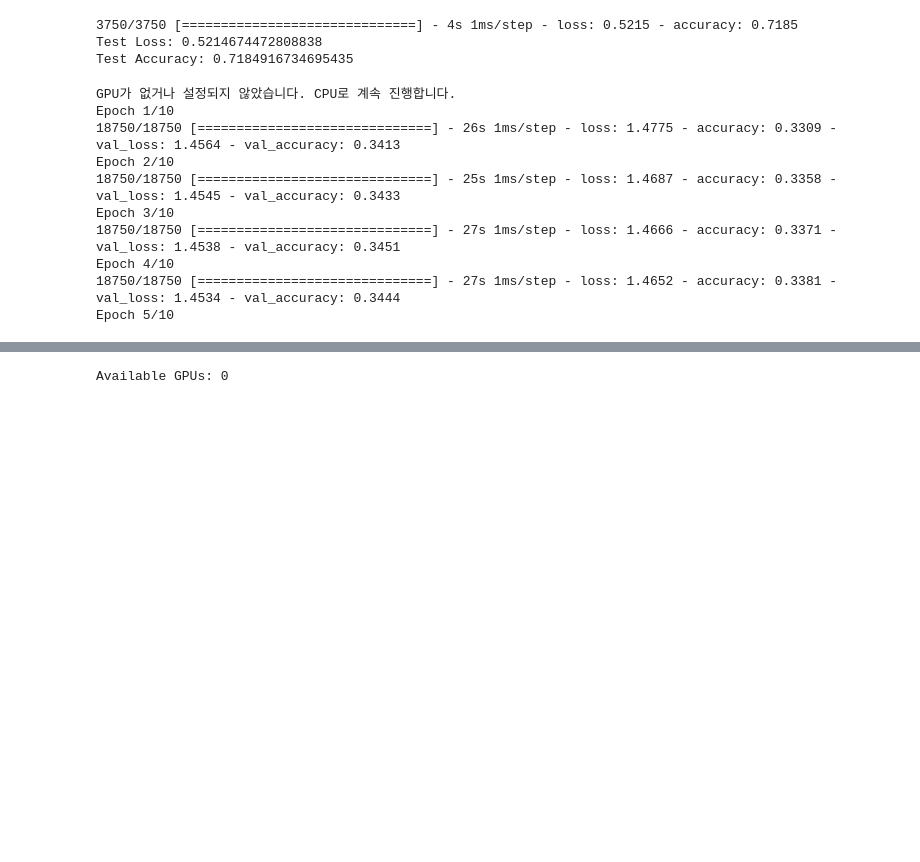
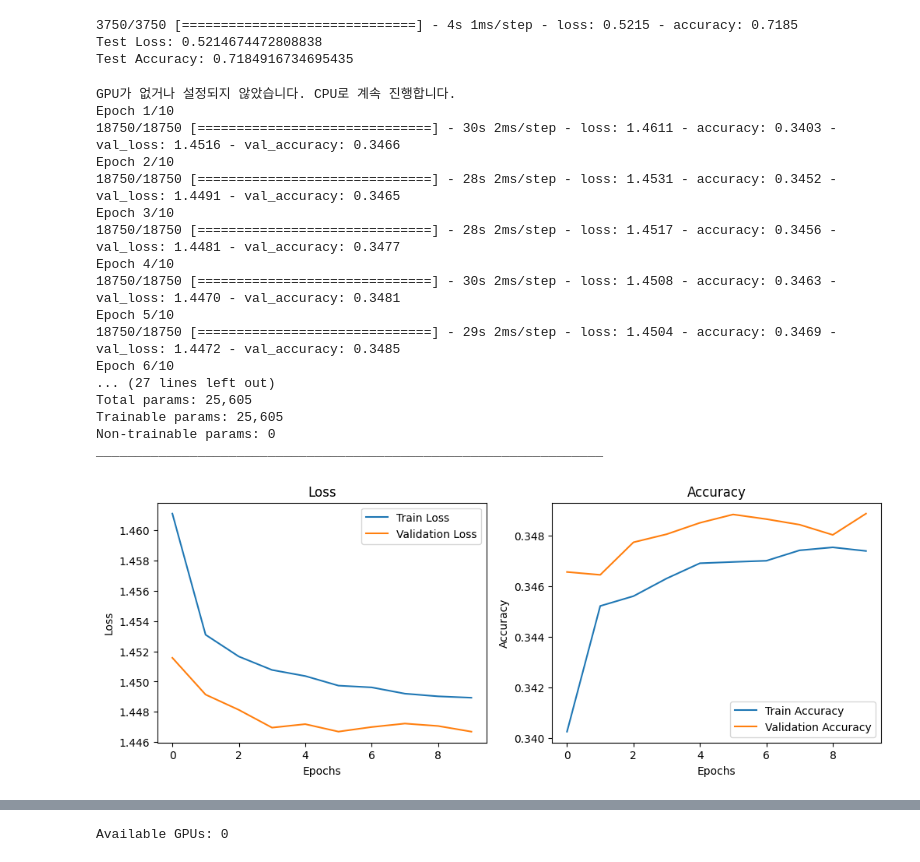
Before and after one commit to daeheetwo/-sampling-frequency-hz-, a Jupyter notebook: CNN test.ipynb, the cells around one changed output, grey strips where cells are left out. Saved outputs shown, nothing was run; the diff lists cells and outputs as text; code cells hidden in the pictures; blank space fills up the shorter version.

```diff
--- a/CNN test.ipynb
+++ b/CNN test.ipynb
@@ -118,6 +118,7 @@ from sklearn.preprocessing import StandardScaler
 from sklearn.preprocessing import LabelEncoder
 from keras.utils import np_utils
 import tensorflow as tf
+import matplotlib.pyplot as plt
 
 # GPU 설정
 physical_devices = tf.config.list_physical_devices('GPU')
@@ -176,8 +177,8 @@ model = Sequential()
 model.add(Conv1D(64, kernel_size=3, activation='relu', input_shape=(X_train.shape[1], 1), padding='same'))
 model.add(MaxPooling1D(pool_size=1))
 model.add(Flatten())
-model.add(Dense(50, activation='relu'))
-model.add(Dropout(0.5))
+model.add(Dense(128, activation='relu'))
+model.add(Dropout(0.2))
 model.add(Dense(5, activation='softmax'))  # 다중 클래스 분류
 
 # 모델 컴파일
@@ -201,34 +202,42 @@ plt.figure(figsize=(12, 4))
 plt.subplot(1, 2, 1)
 plt.plot(train_loss, label='Train Loss')
 plt.plot(val_loss, label='Validation Loss')
 plt.title('Loss')
 plt.xlabel('Epochs')
 plt.ylabel('Loss')
 plt.legend()
 
 # 훈련 및 검증 데이터에 대한 정확도 그래프
 plt.subplot(1, 2, 2)
 plt.plot(train_accuracy, label='Train Accuracy')
 plt.plot(val_accuracy, label='Validation Accuracy')
 plt.title('Accuracy')
 plt.xlabel('Epochs')
 plt.ylabel('Accuracy')
 plt.legend()
 
 plt.show()
 
 # 모델을 평가
 test_loss, test_accuracy = model.evaluate(X_test, y_test)
 print(f'Test Loss: {test_loss}')
 print(f'Test Accuracy: {test_accuracy}')
 # %% [output]
 GPU가 없거나 설정되지 않았습니다. CPU로 계속 진행합니다.
 Epoch 1/10
-18750/18750 [==============================] - 26s 1ms/step - loss: 1.4775 - accuracy: 0.3309 - val_loss: 1.4564 - val_accuracy: 0.3413
+18750/18750 [==============================] - 30s 2ms/step - loss: 1.4611 - accuracy: 0.3403 - val_loss: 1.4516 - val_accuracy: 0.3466
 Epoch 2/10
-18750/18750 [==============================] - 25s 1ms/step - loss: 1.4687 - accuracy: 0.3358 - val_loss: 1.4545 - val_accuracy: 0.3433
+18750/18750 [==============================] - 28s 2ms/step - loss: 1.4531 - accuracy: 0.3452 - val_loss: 1.4491 - val_accuracy: 0.3465
 Epoch 3/10
-18750/18750 [==============================] - 27s 1ms/step - loss: 1.4666 - accuracy: 0.3371 - val_loss: 1.4538 - val_accuracy: 0.3451
+18750/18750 [==============================] - 28s 2ms/step - loss: 1.4517 - accuracy: 0.3456 - val_loss: 1.4481 - val_accuracy: 0.3477
 Epoch 4/10
-18750/18750 [==============================] - 27s 1ms/step - loss: 1.4652 - accuracy: 0.3381 - val_loss: 1.4534 - val_accuracy: 0.3444
+18750/18750 [==============================] - 30s 2ms/step - loss: 1.4508 - accuracy: 0.3463 - val_loss: 1.4470 - val_accuracy: 0.3481
 Epoch 5/10
+18750/18750 [==============================] - 29s 2ms/step - loss: 1.4504 - accuracy: 0.3469 - val_loss: 1.4472 - val_accuracy: 0.3485
+Epoch 6/10
+... (27 lines left out)
+Total params: 25,605
+Trainable params: 25,605
+Non-trainable params: 0
+_________________________________________________________________
+[figure, added]
```
Also changed, not shown: parts of 1 cell of this notebook, 19 other files.
